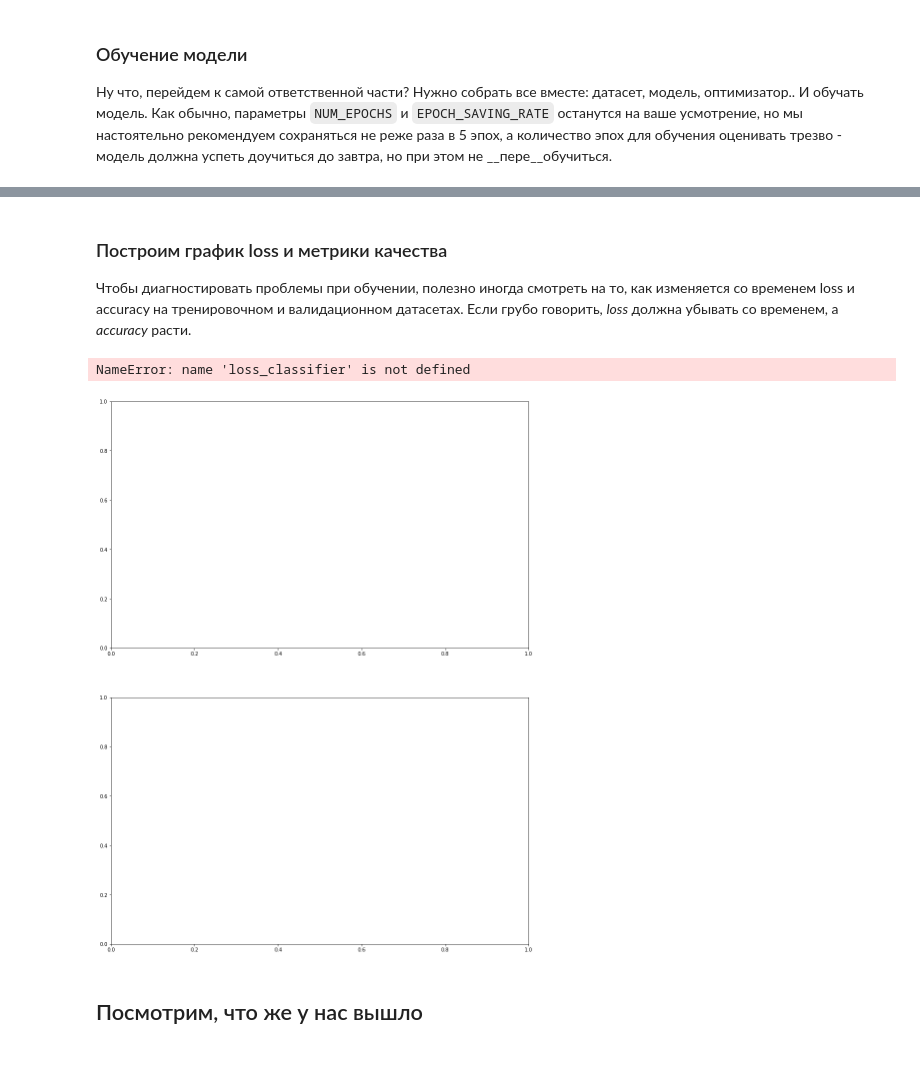
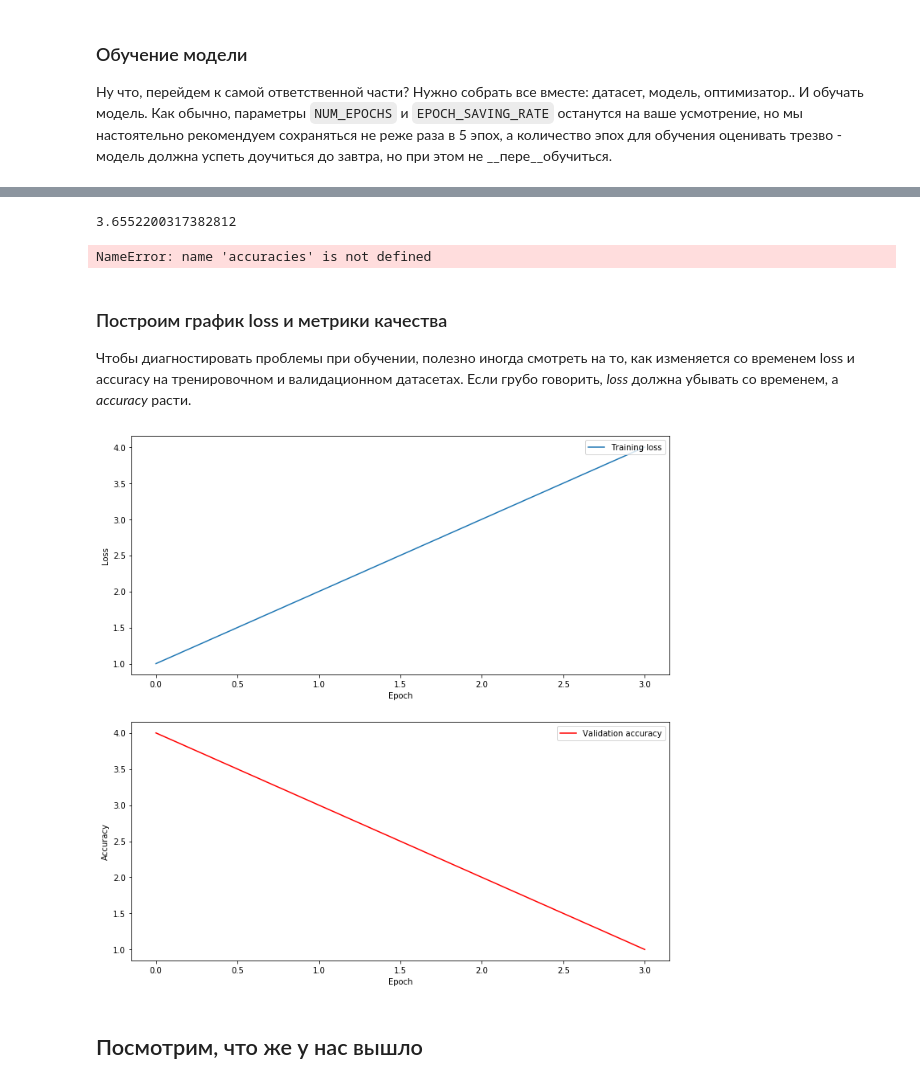
Before and after one commit to strelka-ai/workshop, a Jupyter notebook: workshop_notebook.ipynb, the cells around one changed output, grey strips where cells are left out. Cells and saved outputs as stored; diff of their text form; code cells hidden in the pictures.

```diff
--- a/workshop_notebook.ipynb
+++ b/workshop_notebook.ipynb
@@ -180,7 +180,7 @@ class MaskDataset(object):
 Теперь мы можем загрузить данные из папки `train` в описанную структуру:
 # %%
 # Здесь мы определим размер валидационной выборки
-val_subset_number = 10
+val_subset_number = 1
 
 # Загружаем данные из папки
 whole_dataset = MaskDataset(os.path.join(root, 'datasets', DATASET, 'train'))
@@ -327,8 +327,8 @@ if not os.path.isfile(WEIGHTS):
     print('Нет таких весов!')
 
 # Загружаем веса
-model.load_state_dict(torch.load(WEIGHTS, map_location=torch.device('cpu')))
-# model.load_state_dict(torch.load(WEIGHTS))
+# model.load_state_dict(torch.load(WEIGHTS, map_location=torch.device('cpu')))
+model.load_state_dict(torch.load(weights_path))
 
 # Загружаем модель в память устройства
 model.to(device);
@@ -473,4 +466,12 @@ Test:  [ 9/10]  eta: 0:00:06  accuracy: 56.8207 (59.0188)  model_time: 5.7055 (6
 Вот и всё!
+# %%
+losses.item()
+# %% [output]
+3.6552200317382812
+# %%
+accuracies
+# %% [output]
+NameError: name 'accuracies' is not defined
 # %% [markdown]
 ### Построим график loss и метрики качества
 
@@ -478,40 +479,22 @@ Test:  [ 9/10]  eta: 0:00:06  accuracy: 56.8207 (59.0188)  model_time: 5.7055 (6
 # %%
 from matplotlib import pyplot as plt
 %matplotlib inline
 
-fig, ax = plt.subplots(2, 1, figsize=(15, 20))
+fig, ax = plt.subplots(2,1,figsize=(12,12))
 
-
-# Нарисуем первый график, он будет показывать, как изменялись loss'ы по эпохам на трейне и на валидации
-
-ax[0].plot(list(range(len(loss_classifier))), loss_classifier, label='Classifier loss', c='c')
-
-ax[0].plot(list(range(len(loss_box_reg))), loss_box_reg, label='Bbox regression loss', c='m')
-
-ax[0].plot(list(range(len(loss_mask))), loss_mask, label='Mask loss', c='y')
-
-ax[0].plot(list(range(len(loss_aggregate))), loss_aggregate, label='Aggregated loss', linewidth=3, c='0.5')
-
+ax[0].plot(list(range(len(loss_list))),loss_list, label='Training loss')
 ax[0].set_xlabel('Epoch')
-ax[0].set_ylabel('Losses')
+ax[0].set_ylabel('Loss')
 ax[0].legend(loc='upper right')
 
-
-# Нарисуем второй график, он будет показывать, как изменялись аккураси и совокупный loss по эпохам на трейне и на валидации
-
-ax[1].plot(list(range(len(tr_accuracy_list))), tr_accuracy_list, label='Train accuracy', linestyle='--', c='y')
-ax[1].plot(list(range(len(val_accuracy_list))), val_accuracy_list, label='Validation accuracy', c='y')
-
-ax[1].plot(list(range(len(loss_aggregate))), loss_aggregate, label='Training aggregated loss', linewidth=3, linestyle='--', c='0.5')
-
+ax[1].plot(list(range(len(accuracy_list))), accuracy_list, label='Validation accuracy', c='r')
 ax[1].set_xlabel('Epoch')
-ax[1].set_ylabel('Accuracy & aggregated loss')
+ax[1].set_ylabel('Accuracy')
 ax[1].legend(loc='upper right')
 
 plt.show()
 # %% [output]
-NameError: name 'loss_classifier' is not defined
-[figure, old version]
+[figure, new version]
 # %% [markdown]
 ## Посмотрим, что же у нас вышло
 # %% [markdown]
```
Also changed, not shown: parts of 5 cells of this notebook, 1 other file.
